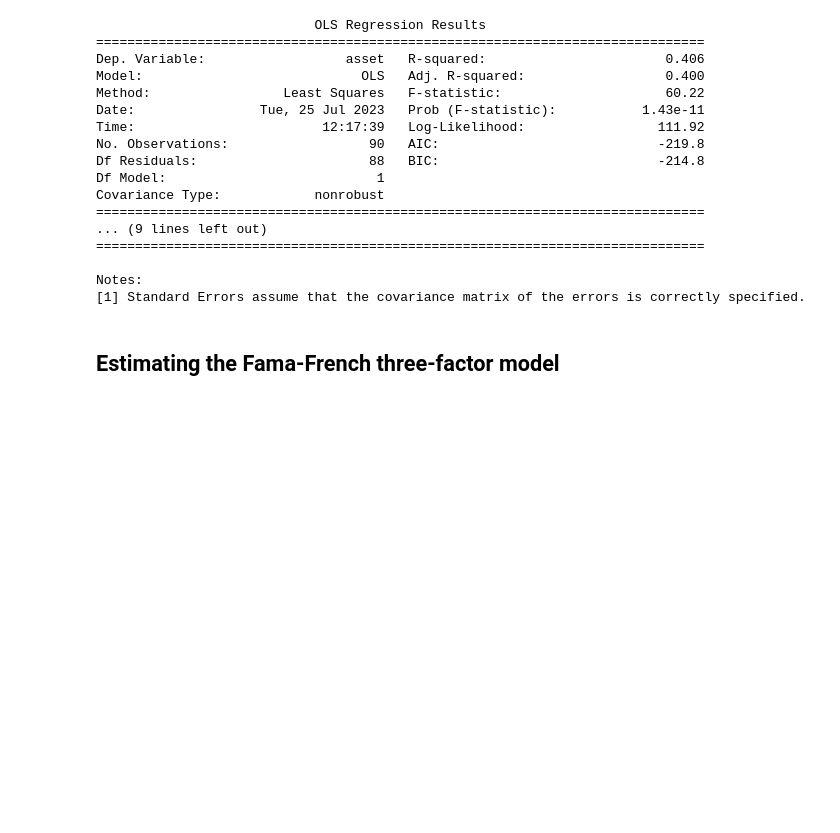
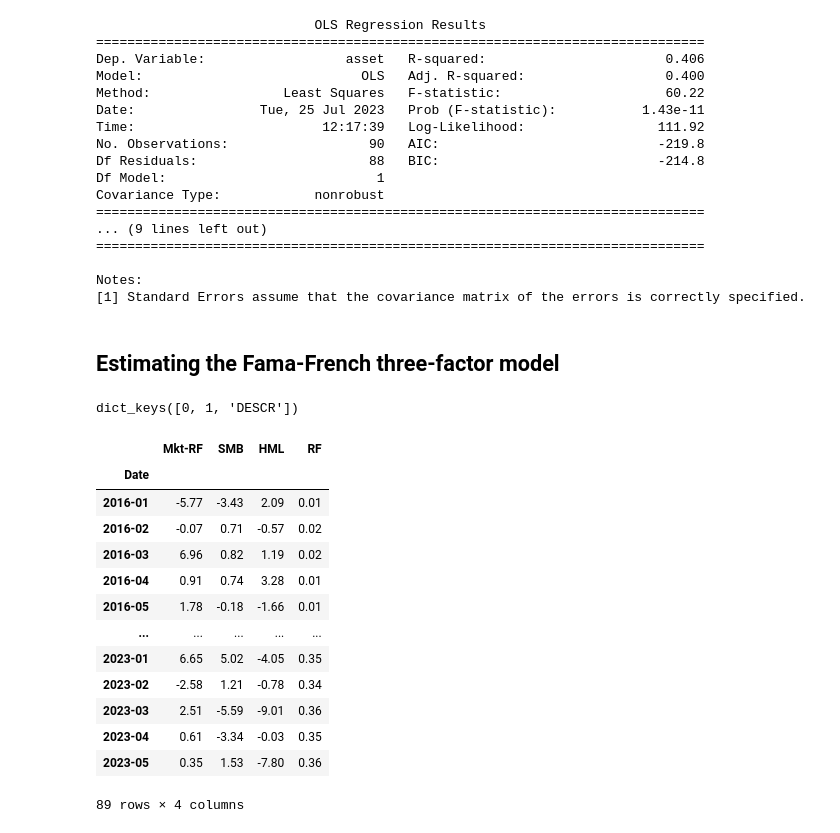
Before and after one commit to AmirGhnbr/multi_factor_models, a Jupyter notebook: multi_factor_models.ipynb, the cells around one changed output. Drawn from its saved outputs; the diff is of its cells as text; code cells hidden in the pictures; blank space fills up the shorter version.

Commit message:
implement fama french 3 factor model

```diff
--- a/multi_factor_models.ipynb
+++ b/multi_factor_models.ipynb
@@ -235,0 +236,26 @@ ASSET
+# %%
+ff_dict = web.DataReader("F-F_Research_Data_Factors",
+                         "famafrench",
+                         start=START_DATE,
+                         end=END_DATE)
+# %%
+ff_dict.keys()
+# %% [output]
+dict_keys([0, 1, 'DESCR'])
+# %%
+ff_dict[0]
+# %% [output]
+|  | Mkt-RF | SMB | HML | RF |
+| Date |  |  |  |  |
+| 2016-01 | -5.77 | -3.43 | 2.09 | 0.01 |
+| 2016-02 | -0.07 | 0.71 | -0.57 | 0.02 |
+| 2016-03 | 6.96 | 0.82 | 1.19 | 0.02 |
+| 2016-04 | 0.91 | 0.74 | 3.28 | 0.01 |
+| 2016-05 | 1.78 | -0.18 | -1.66 | 0.01 |
+| ... | ... | ... | ... | ... |
+| 2023-01 | 6.65 | 5.02 | -4.05 | 0.35 |
+| 2023-02 | -2.58 | 1.21 | -0.78 | 0.34 |
+| 2023-03 | 2.51 | -5.59 | -9.01 | 0.36 |
+| 2023-04 | 0.61 | -3.34 | -0.03 | 0.35 |
+| 2023-05 | 0.35 | 1.53 | -7.80 | 0.36 |
+89 rows × 4 columns
```
Also changed, not shown: parts of 6 cells of this notebook.
